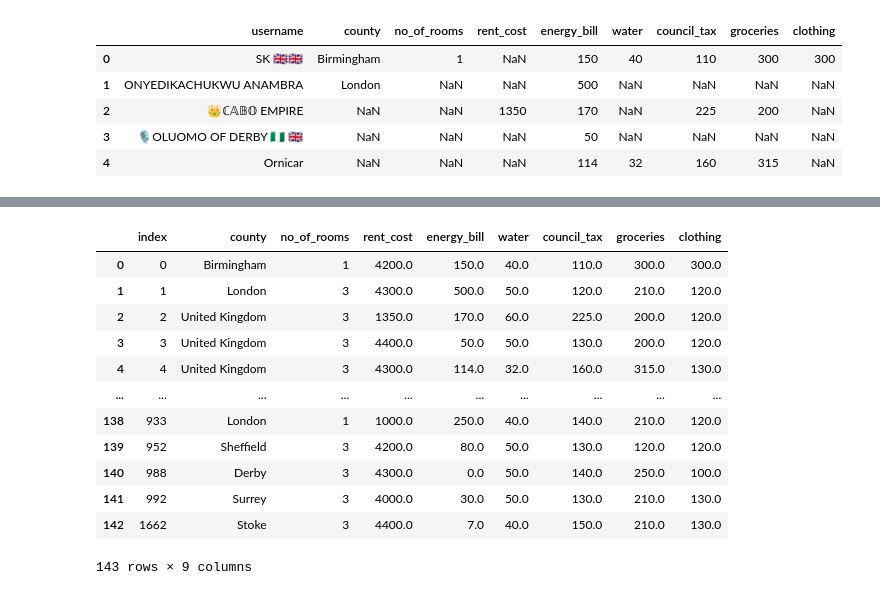
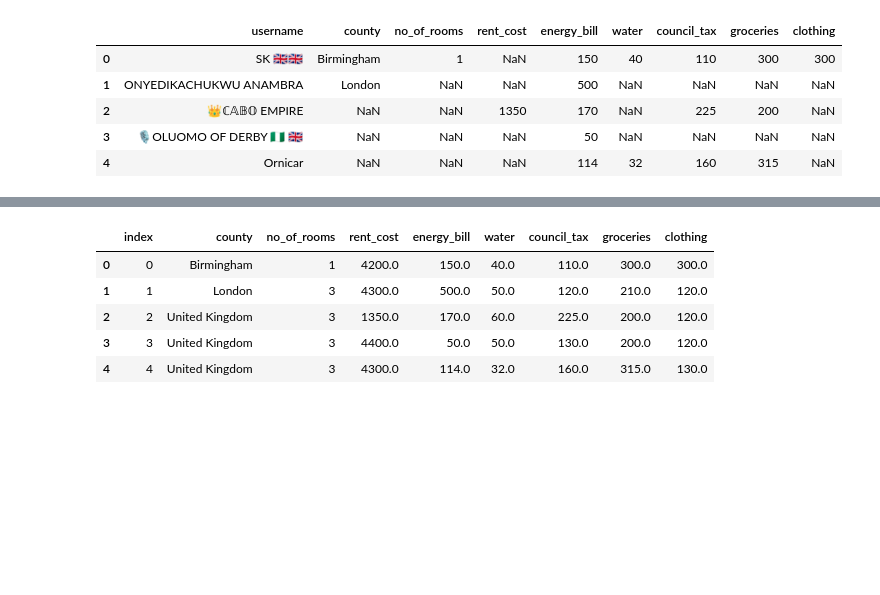
Before and after one commit to AgVicCodes/1.streaming_housing_data_from_twitter_api, a Jupyter notebook: code.ipynb, the cells around one changed output, grey strips where cells are left out. Drawn from its saved outputs; the diff is of its cells as text; code cells hidden in the pictures; blank space fills up the shorter version.

```diff
--- a/code.ipynb
+++ b/code.ipynb
@@ -237,20 +237,13 @@ df1.head()
 # %%
 clean_df = df[["county", "no_of_rooms", "rent_cost", "energy_bill", "water", "council_tax", "groceries", "clothing"]]
 
 clean_df = clean_df.reset_index()
 
-clean_df
+clean_df.head()
 # %% [output]
 |  | index | county | no_of_rooms | rent_cost | energy_bill | water | council_tax | groceries | clothing |
 | 0 | 0 | Birmingham | 1 | 4200.0 | 150.0 | 40.0 | 110.0 | 300.0 | 300.0 |
 | 1 | 1 | London | 3 | 4300.0 | 500.0 | 50.0 | 120.0 | 210.0 | 120.0 |
 | 2 | 2 | United Kingdom | 3 | 1350.0 | 170.0 | 60.0 | 225.0 | 200.0 | 120.0 |
 | 3 | 3 | United Kingdom | 3 | 4400.0 | 50.0 | 50.0 | 130.0 | 200.0 | 120.0 |
 | 4 | 4 | United Kingdom | 3 | 4300.0 | 114.0 | 32.0 | 160.0 | 315.0 | 130.0 |
-| ... | ... | ... | ... | ... | ... | ... | ... | ... | ... |
-| 138 | 933 | London | 1 | 1000.0 | 250.0 | 40.0 | 140.0 | 210.0 | 120.0 |
-| 139 | 952 | Sheffield | 3 | 4200.0 | 80.0 | 50.0 | 130.0 | 120.0 | 120.0 |
-| 140 | 988 | Derby | 3 | 4300.0 | 0.0 | 50.0 | 140.0 | 250.0 | 100.0 |
-| 141 | 992 | Surrey | 3 | 4000.0 | 30.0 | 50.0 | 130.0 | 210.0 | 130.0 |
-| 142 | 1662 | Stoke | 3 | 4400.0 | 7.0 | 40.0 | 150.0 | 210.0 | 130.0 |
-143 rows × 9 columns
```
Also changed, not shown: parts of 4 cells of this notebook, 4 other files.
